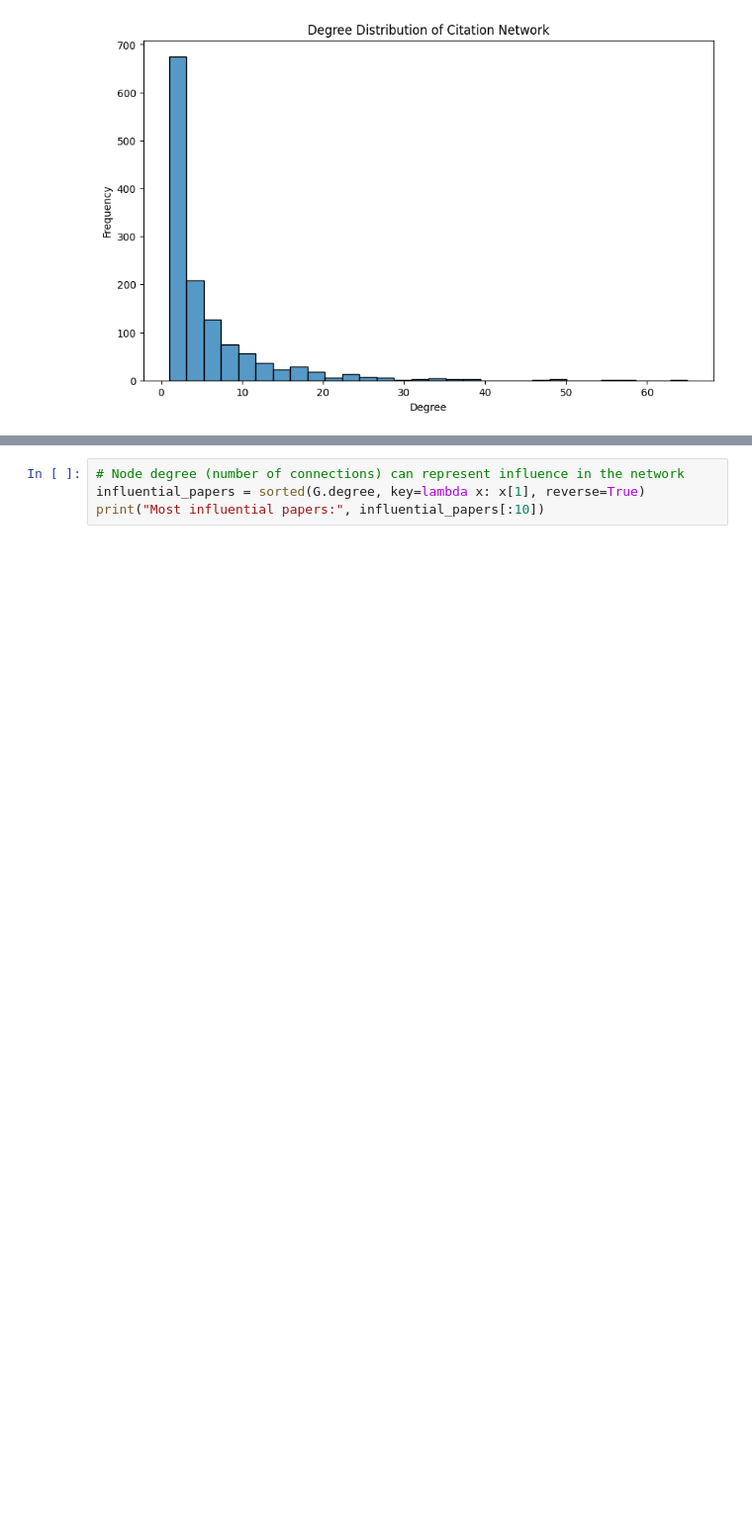
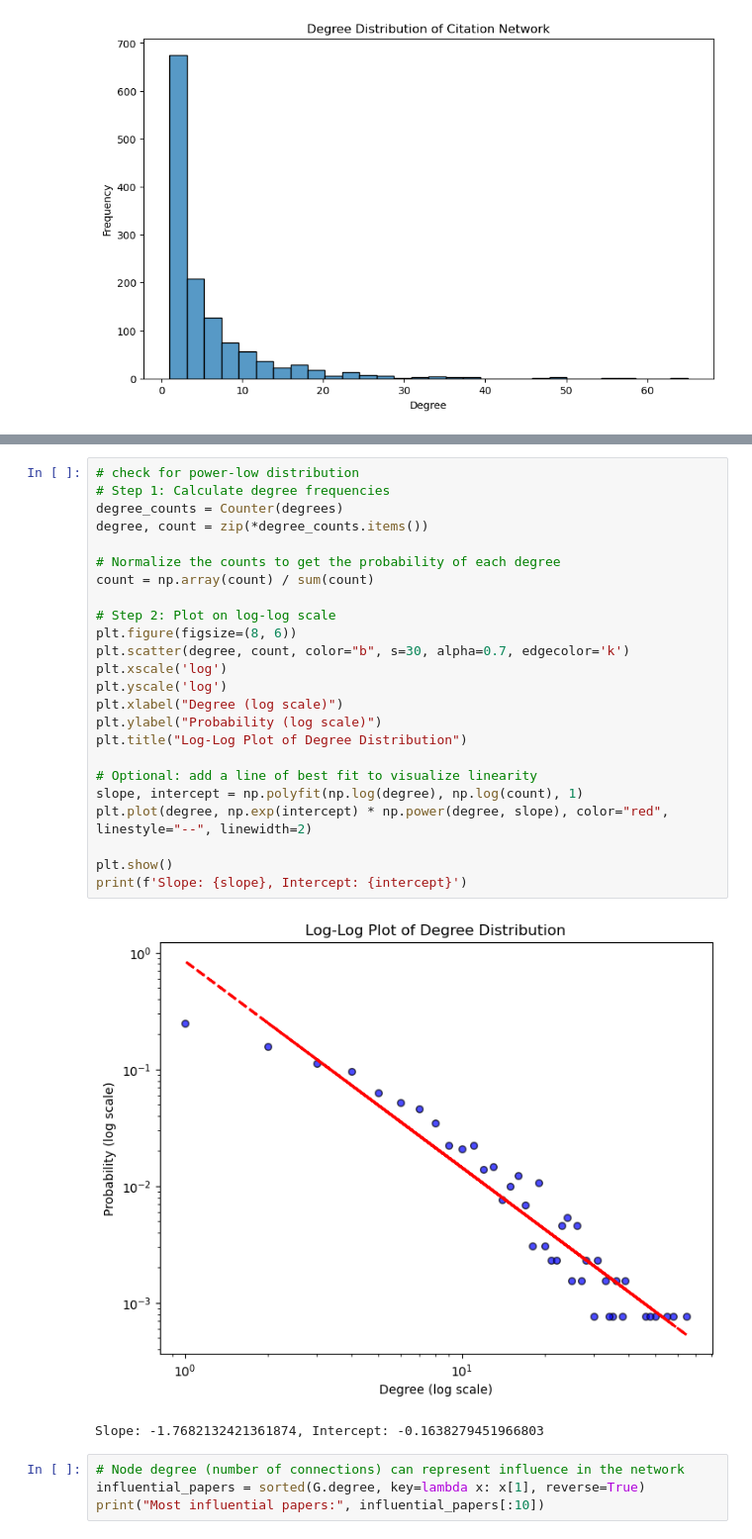
Before and after one commit to ferrariniluca78/dx_in_shipping, a Jupyter notebook: SlrDxInShipping_CitationCoCitation.ipynb, the cells around one changed output, grey strips where cells are left out. Shown: that part at 99% size. Saved outputs shown, nothing was run; the diff lists cells and outputs as text; blank space fills up the shorter version.

```diff
--- a/SlrDxInShipping_CitationCoCitation.ipynb
+++ b/SlrDxInShipping_CitationCoCitation.ipynb
@@ -74,3 +98,30 @@ plt.show()
+# %%
+# check for power-low distribution
+# Step 1: Calculate degree frequencies
+degree_counts = Counter(degrees)
+degree, count = zip(*degree_counts.items())
+
+# Normalize the counts to get the probability of each degree
+count = np.array(count) / sum(count)
+
+# Step 2: Plot on log-log scale
+plt.figure(figsize=(8, 6))
+plt.scatter(degree, count, color="b", s=30, alpha=0.7, edgecolor='k')
+plt.xscale('log')
+plt.yscale('log')
+plt.xlabel("Degree (log scale)")
+plt.ylabel("Probability (log scale)")
+plt.title("Log-Log Plot of Degree Distribution")
+
+# Optional: add a line of best fit to visualize linearity
+slope, intercept = np.polyfit(np.log(degree), np.log(count), 1)
+plt.plot(degree, np.exp(intercept) * np.power(degree, slope), color="red", linestyle="--", linewidth=2)
+
+plt.show()
+print(f'Slope: {slope}, Intercept: {intercept}')
+# %% [output]
+[figure, added]
+Slope: -1.7682132421361874, Intercept: -0.1638279451966803
 # %%
 # Node degree (number of connections) can represent influence in the network
 influential_papers = sorted(G.degree, key=lambda x: x[1], reverse=True)
```
Also changed, not shown: parts of 9 cells of this notebook.
